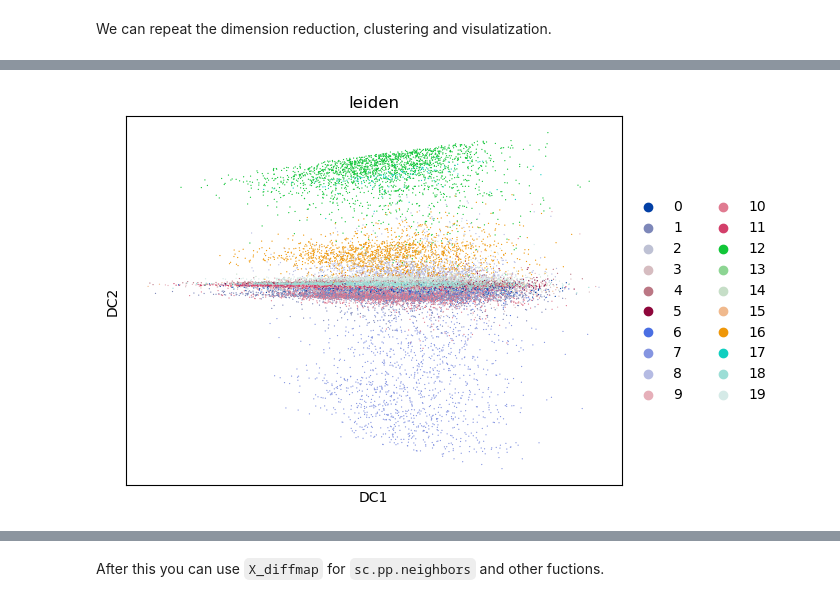
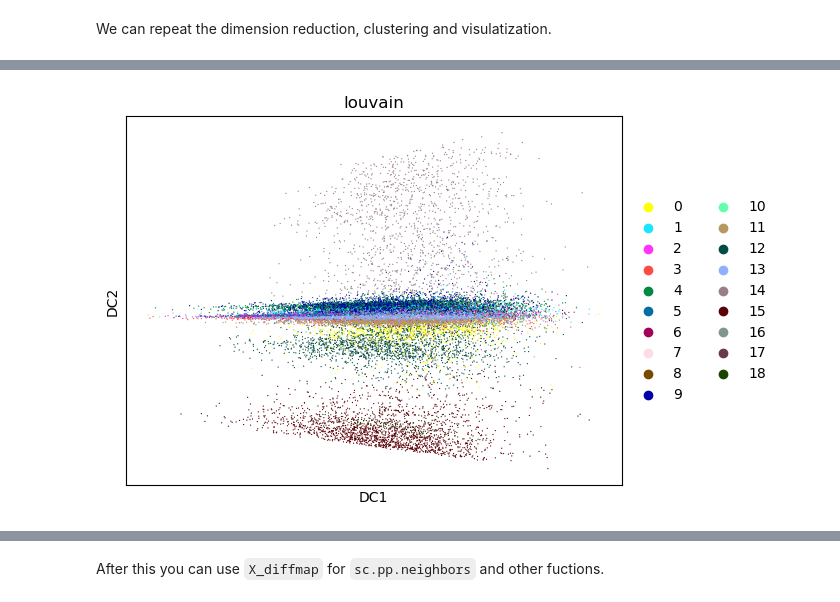
Before and after one commit to scverse/rapids_singlecell, a Jupyter notebook: docs/notebooks/demo_gpu-seuratv3.ipynb, the cells around one changed output, grey strips where cells are left out. Drawn from its saved outputs; the diff is of its cells as text; code cells hidden in the pictures.

```diff
--- a/docs/notebooks/demo_gpu-seuratv3.ipynb
+++ b/docs/notebooks/demo_gpu-seuratv3.ipynb
@@ -112,6 +111,7 @@ We filter the count matrix to remove cells with an extreme number of genes expre
 We also filter out cells with a mitchondrial countent of more than 20%.
 # %%
 %%time
+cudata = cudata[cudata.obs["n_genes_by_counts"] > 200]
 cudata = cudata[cudata.obs["n_genes_by_counts"] < 5000]
 cudata.shape
 # %% [output]
@@ -414,7 +417,7 @@ Wall time: 157 ms
 # %%
-sc.pl.diffmap(tdata, color='leiden')
+sc.pl.diffmap(tdata, color='louvain')
 # %% [output]
-[figure, old version]
+[figure, new version]
 # %%
 %%time
 rsc.tl.draw_graph(tdata)
```
Also changed, not shown: parts of 57 cells of this notebook, 13 other files.
